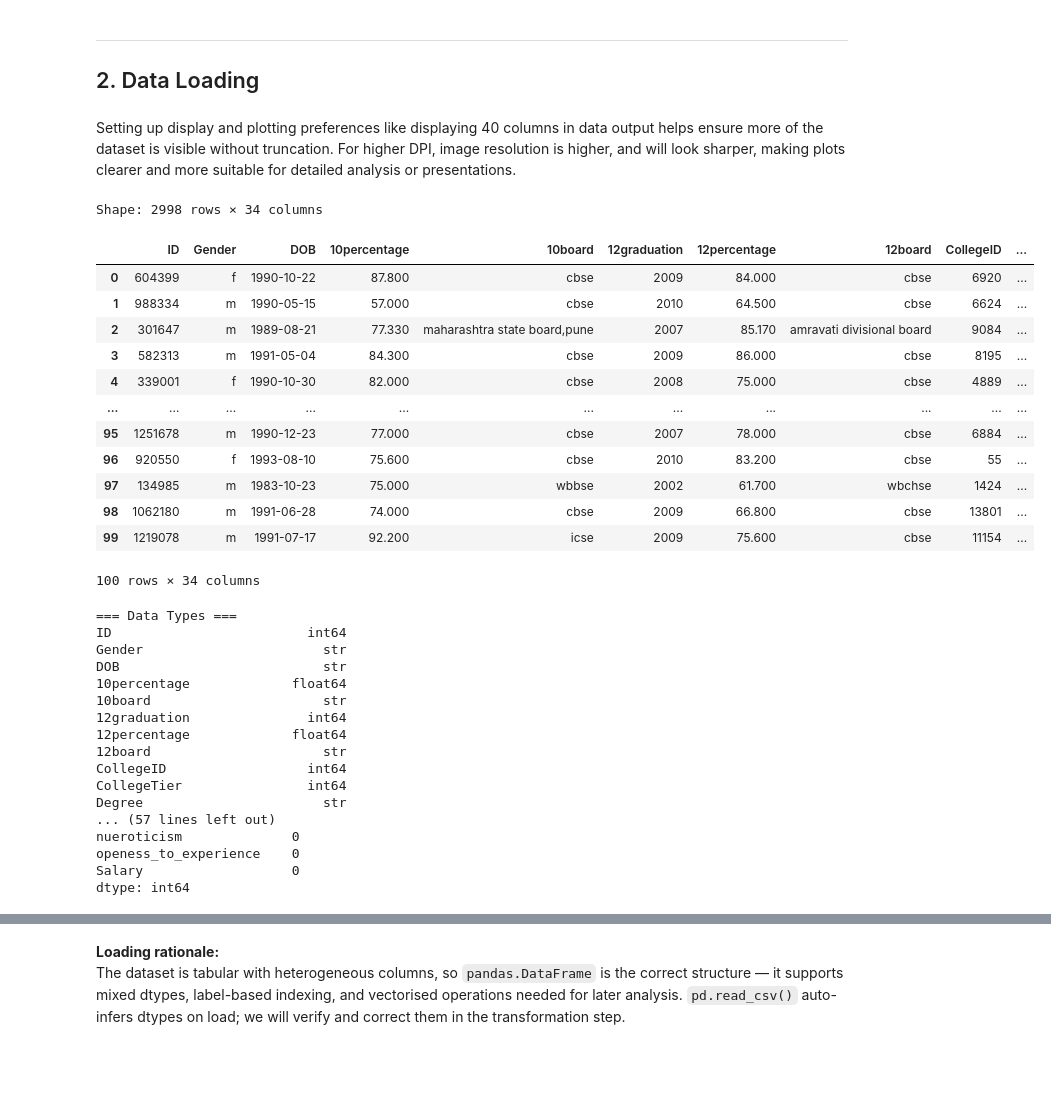
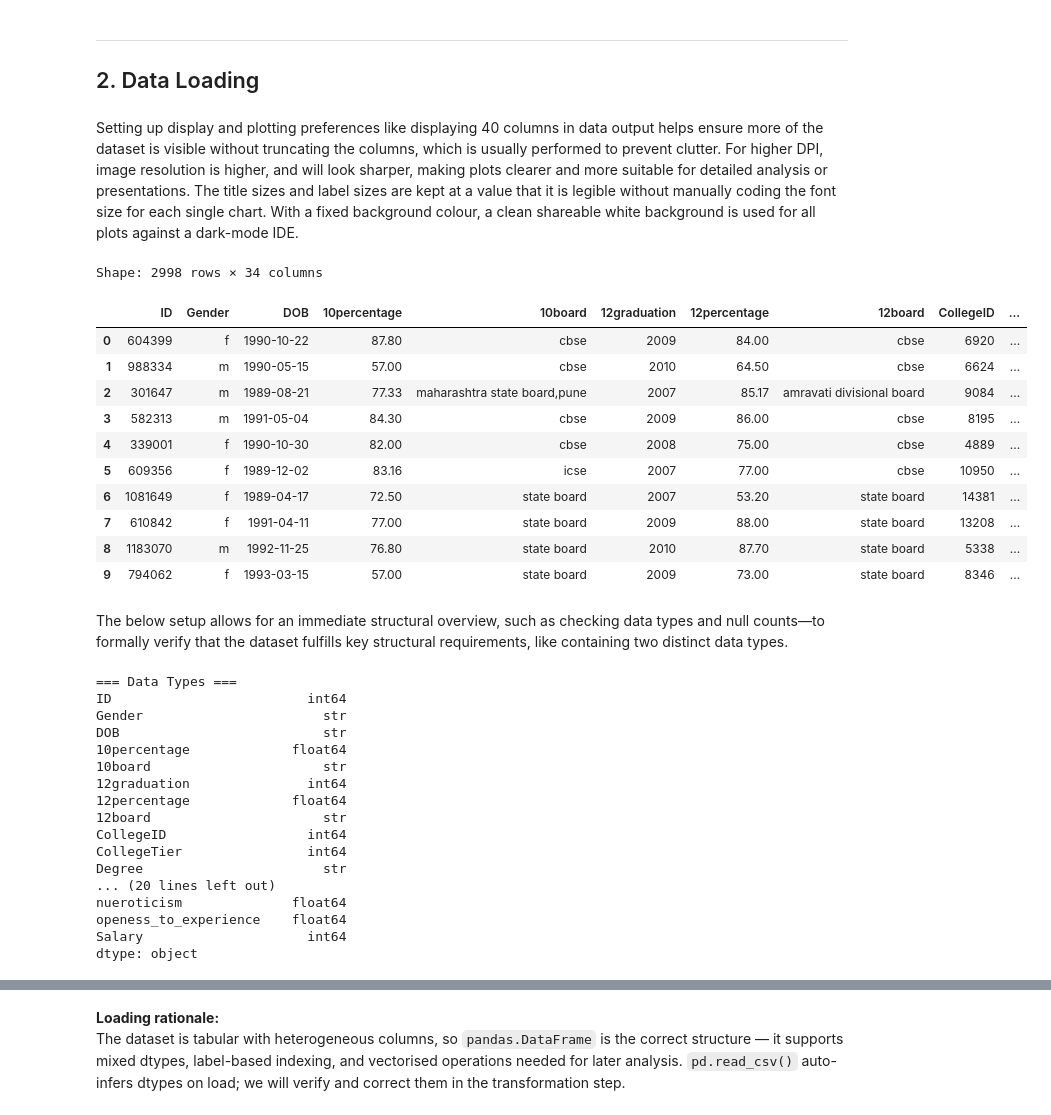
Before and after one commit to limshengyung/data_analytics-, a Jupyter notebook: CHE3013_Assignment1.ipynb, the cells around one changed output, grey strips where cells are left out. Drawn from its saved outputs; the diff is of its cells as text; code cells hidden in the pictures; blank space fills up the shorter version.

```diff
--- a/CHE3013_Assignment1.ipynb
+++ b/CHE3013_Assignment1.ipynb
@@ -69,38 +70,35 @@ def configure_display(
 
 configure_display()
 # %% [markdown]
-Setting up display and plotting preferences like displaying 40 columns in data output helps ensure more of the dataset is visible without truncation. For higher DPI, image resolution is higher, and will look sharper, making plots clearer and more suitable for detailed analysis or presentations.
+Setting up display and plotting preferences like displaying 40 columns in data output helps ensure more of the dataset is visible without truncating the columns, which is usually performed to prevent clutter. For higher DPI, image resolution is higher, and will look sharper, making plots clearer and more suitable for detailed analysis or presentations. The title sizes and label sizes are kept at a value that it is legible without manually coding the font size for each single chart. With a fixed background colour, a clean shareable white background is used for all plots against a dark-mode IDE.
 # %%
 # ── Load data ──
 # Relative path – dataset must be in the same folder as this notebook
 df_raw = pd.read_csv('Engineering_graduate_salary.csv')
 
 number_of_rows = df_raw.shape[0]
 number_of_columns = df_raw.shape[1]
 
 print(f"Shape: {number_of_rows} rows × {number_of_columns} columns")
-df_raw.head(100)
+df_raw.head(10)
 # %% [output]
 Shape: 2998 rows × 34 columns
 |  | ID | Gender | DOB | 10percentage | 10board | 12graduation | 12percentage | 12board | CollegeID | ... |
-| 0 | 604399 | f | 1990-10-22 | 87.800 | cbse | 2009 | 84.000 | cbse | 6920 | ... |
-| 1 | 988334 | m | 1990-05-15 | 57.000 | cbse | 2010 | 64.500 | cbse | 6624 | ... |
-| 2 | 301647 | m | 1989-08-21 | 77.330 | maharashtra state board,pune | 2007 | 85.170 | amravati divisional board | 9084 | ... |
-| 3 | 582313 | m | 1991-05-04 | 84.300 | cbse | 2009 | 86.000 | cbse | 8195 | ... |
-| 4 | 339001 | f | 1990-10-30 | 82.000 | cbse | 2008 | 75.000 | cbse | 4889 | ... |
-| ... | ... | ... | ... | ... | ... | ... | ... | ... | ... | ... |
-| 95 | 1251678 | m | 1990-12-23 | 77.000 | cbse | 2007 | 78.000 | cbse | 6884 | ... |
-| 96 | 920550 | f | 1993-08-10 | 75.600 | cbse | 2010 | 83.200 | cbse | 55 | ... |
-| 97 | 134985 | m | 1983-10-23 | 75.000 | wbbse | 2002 | 61.700 | wbchse | 1424 | ... |
-| 98 | 1062180 | m | 1991-06-28 | 74.000 | cbse | 2009 | 66.800 | cbse | 13801 | ... |
-| 99 | 1219078 | m | 1991-07-17 | 92.200 | icse | 2009 | 75.600 | cbse | 11154 | ... |
+| 0 | 604399 | f | 1990-10-22 | 87.80 | cbse | 2009 | 84.00 | cbse | 6920 | ... |
+| 1 | 988334 | m | 1990-05-15 | 57.00 | cbse | 2010 | 64.50 | cbse | 6624 | ... |
+| 2 | 301647 | m | 1989-08-21 | 77.33 | maharashtra state board,pune | 2007 | 85.17 | amravati divisional board | 9084 | ... |
+| 3 | 582313 | m | 1991-05-04 | 84.30 | cbse | 2009 | 86.00 | cbse | 8195 | ... |
+| 4 | 339001 | f | 1990-10-30 | 82.00 | cbse | 2008 | 75.00 | cbse | 4889 | ... |
+| 5 | 609356 | f | 1989-12-02 | 83.16 | icse | 2007 | 77.00 | cbse | 10950 | ... |
+| 6 | 1081649 | f | 1989-04-17 | 72.50 | state board | 2007 | 53.20 | state board | 14381 | ... |
+| 7 | 610842 | f | 1991-04-11 | 77.00 | state board | 2009 | 88.00 | state board | 13208 | ... |
+| 8 | 1183070 | m | 1992-11-25 | 76.80 | state board | 2010 | 87.70 | state board | 5338 | ... |
+| 9 | 794062 | f | 1993-03-15 | 57.00 | state board | 2009 | 73.00 | state board | 8346 | ... |
-100 rows × 34 columns
+# %% [markdown]
+The below setup allows for an immediate structural overview, such as checking data types and null counts—to formally verify that the dataset fulfills key structural requirements, like containing two distinct data types.
 # %%
-# Quick structural overview
 print("=== Data Types ===")
 print(df_raw.dtypes)
-print("\n=== Null counts ===")
-print(df_raw.isnull().sum())
 # %% [output]
 === Data Types ===
 ID                         int64
@@ -114,8 +112,8 @@ DOB                          str
 CollegeID                  int64
 CollegeTier                int64
 Degree                       str
-... (57 lines left out)
-nueroticism              0
-openess_to_experience    0
-Salary                   0
-dtype: int64
+... (20 lines left out)
+nueroticism              float64
+openess_to_experience    float64
+Salary                     int64
+dtype: object
```
Also changed, not shown: parts of 9 cells of this notebook.
